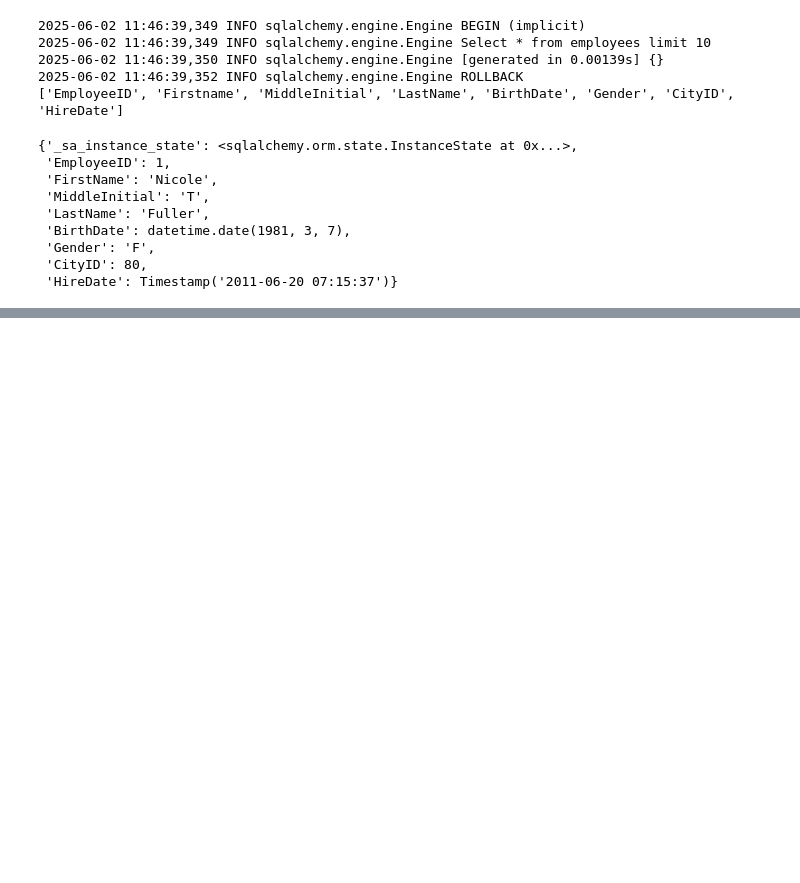
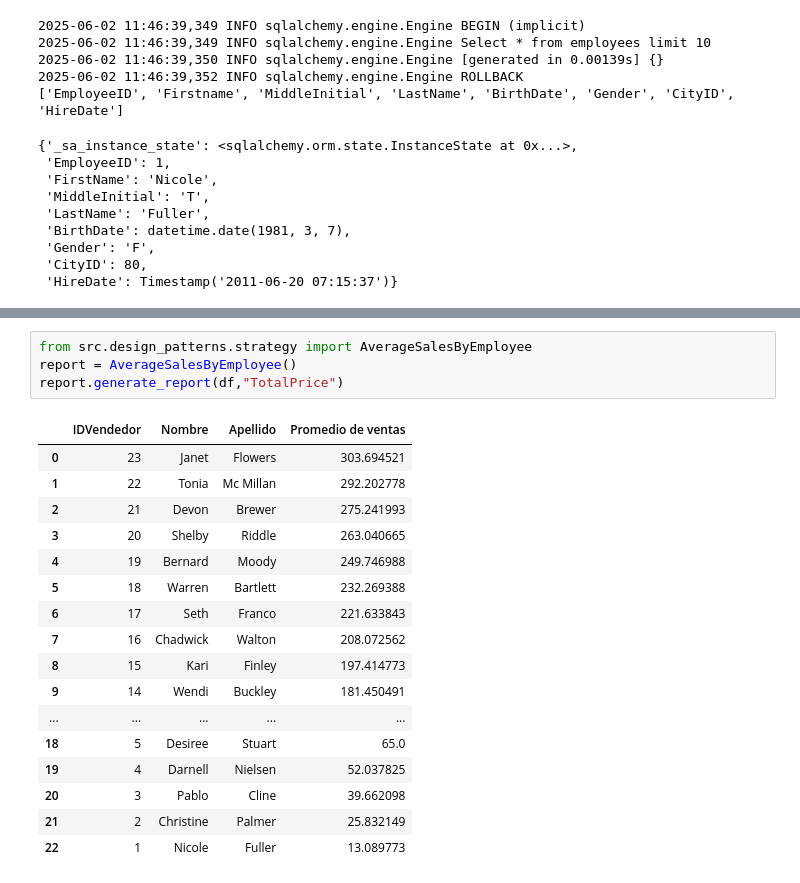
Before and after one commit to veronicajujuy/proyecto-final, a Jupyter notebook: main.ipynb, the cells around one changed output, grey strips where cells are left out. Saved outputs shown, nothing was run; the diff lists cells and outputs as text; blank space fills up the shorter version.

```diff
--- a/main.ipynb
+++ b/main.ipynb
@@ -105,0 +143,22 @@ employees[0].__dict__
+# %%
+from src.design_patterns.strategy import AverageSalesByEmployee
+report = AverageSalesByEmployee()
+report.generate_report(df,"TotalPrice")
+# %% [output]
+|  | IDVendedor | Nombre | Apellido | Promedio de ventas |
+| 0 | 23 | Janet | Flowers | 303.694521 |
+| 1 | 22 | Tonia | Mc Millan | 292.202778 |
+| 2 | 21 | Devon | Brewer | 275.241993 |
+| 3 | 20 | Shelby | Riddle | 263.040665 |
+| 4 | 19 | Bernard | Moody | 249.746988 |
+| 5 | 18 | Warren | Bartlett | 232.269388 |
+| 6 | 17 | Seth | Franco | 221.633843 |
+| 7 | 16 | Chadwick | Walton | 208.072562 |
+| 8 | 15 | Kari | Finley | 197.414773 |
+| 9 | 14 | Wendi | Buckley | 181.450491 |
+| ... | ... | ... | ... | ... |
+| 18 | 5 | Desiree | Stuart | 65.0 |
+| 19 | 4 | Darnell | Nielsen | 52.037825 |
+| 20 | 3 | Pablo | Cline | 39.662098 |
+| 21 | 2 | Christine | Palmer | 25.832149 |
+| 22 | 1 | Nicole | Fuller | 13.089773 |
```
Also changed, not shown: parts of 4 cells of this notebook, 2 other files.
